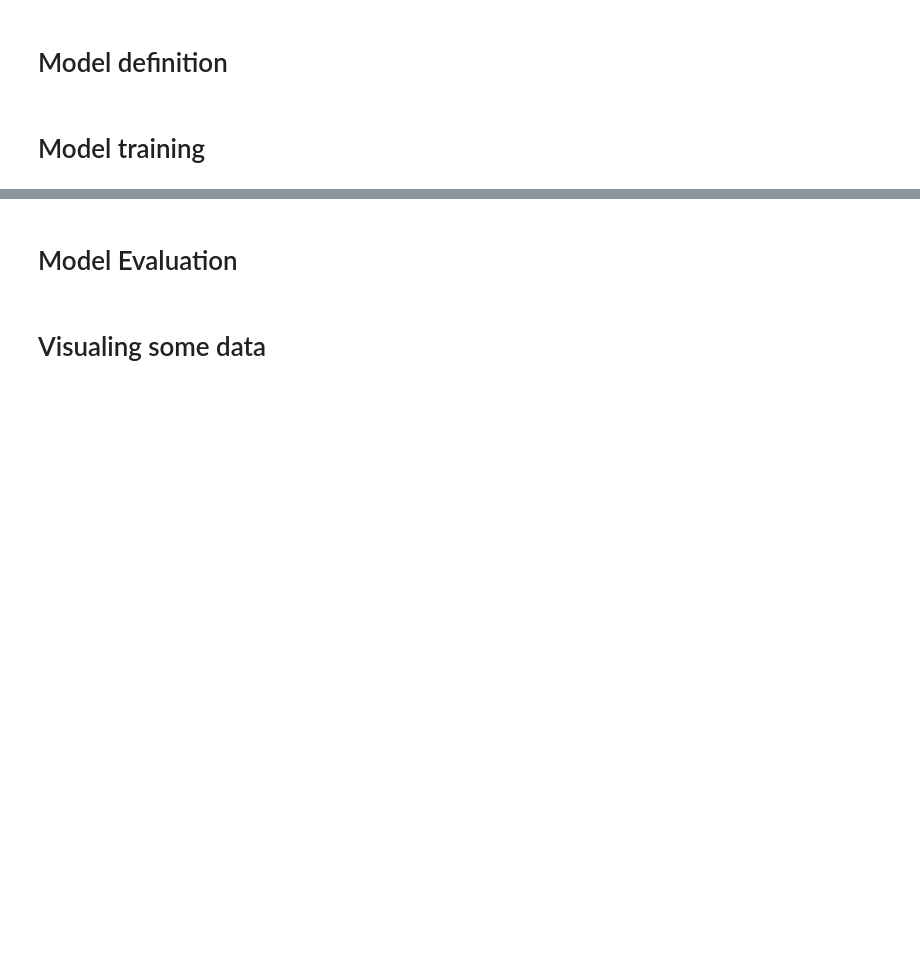
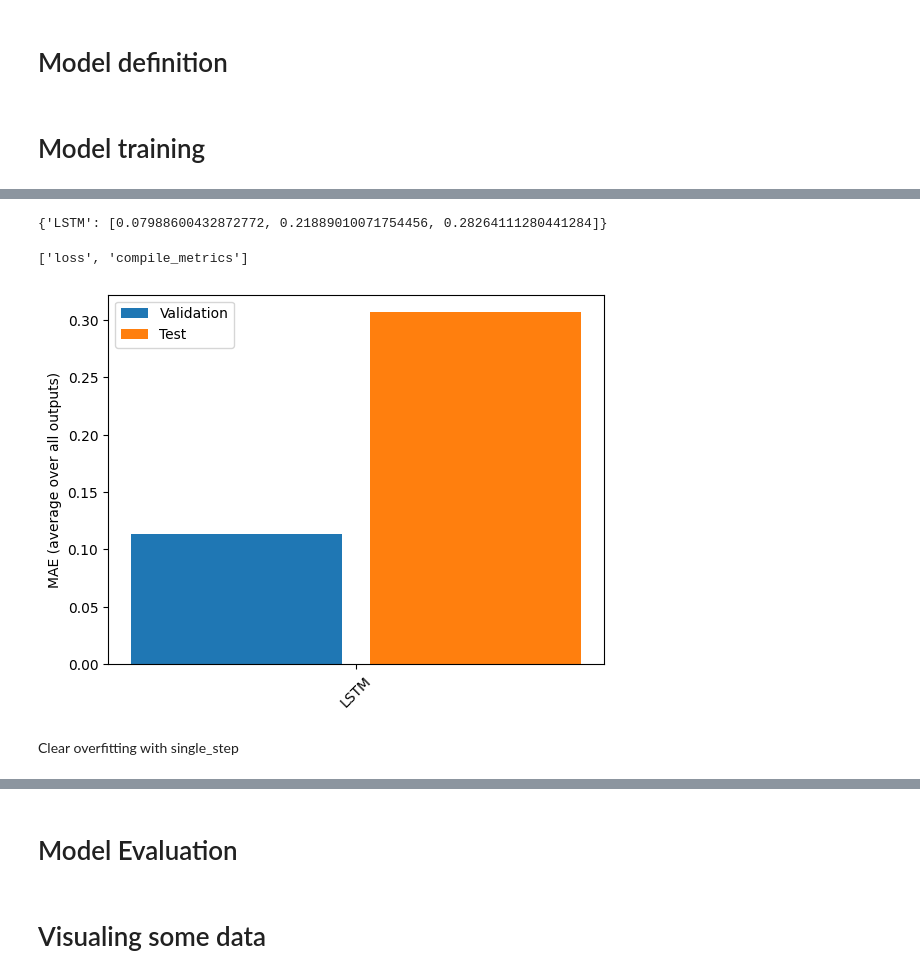
Before and after one commit to esthy13/Water-Level-Distribution, a Jupyter notebook: Water_level_prediction.ipynb, the cells around one changed output, grey strips where cells are left out. Drawn from its saved outputs; the diff is of its cells as text; code cells hidden in the pictures; blank space fills up the shorter version.

Commit message:
poor performance with different models

```diff
--- a/Water_level_prediction.ipynb
+++ b/Water_level_prediction.ipynb
@@ -671,10 +650,21 @@ def compile_and_fit(model, window, patience=2):
                       validation_data=window.val,
                       callbacks=[early_stopping])
   return history
+# %%
+subset_nodes = np.random.choice(5000, size=1, replace=False)
+single_step_window = WindowGenerator(
+    input_width=1,
+    label_width=1,
+    train_df=train_df,
+    val_df=val_df,
+    test_df=test_df,
+    batch_size=32,
+    shift=1,
+    node_ids=subset_nodes)
 # %%
-history = compile_and_fit(lstm_model, lsmt_window)
+history = compile_and_fit(lstm_model, single_step_window)
 
 IPython.display.clear_output()
-val_performance['LSTM'] = lstm_model.evaluate(lsmt_window.val)
-performance['LSTM'] = lstm_model.evaluate(lsmt_window.test, verbose=0)
+val_performance['LSTM'] = lstm_model.evaluate(single_step_window.val)
+performance['LSTM'] = lstm_model.evaluate(single_step_window.test, verbose=0)
 # %% [output]
@@ -682,7 +671,0 @@ performance['LSTM'] = lstm_model.evaluate(lsmt_window.test, verbose=0)
-# %%
-#persistence baseline: 0.0859
-history = compile_and_fit(conv_model, conv_window)
-
-IPython.display.clear_output()
-val_performance['Conv'] = conv_model.evaluate(conv_window.val)
-performance['Conv'] = conv_model.evaluate(conv_window.test, verbose=0)
@@ -690,0 +672,27 @@ performance['Conv'] = conv_model.evaluate(conv_window.test, verbose=0)
+# %%
+print(performance)
+# %% [output]
+{'LSTM': [0.07988600432872772, 0.21889010071754456, 0.28264111280441284]}
+# %%
+lstm_model.metrics_names
+# %% [output]
+['loss', 'compile_metrics']
+# %%
+x = np.arange(len(performance))
+width = 0.3
+
+metric_name = 'rmse'
+metric_index = lstm_model.metrics_names.index('compile_metrics')
+val_mae = [v[metric_index] for v in val_performance.values()]
+test_mae = [v[metric_index] for v in performance.values()]
+
+plt.bar(x - 0.17, val_mae, width, label='Validation')
+plt.bar(x + 0.17, test_mae, width, label='Test')
+plt.xticks(ticks=x, labels=performance.keys(),
+           rotation=45)
+plt.ylabel('MAE (average over all outputs)')
+_ = plt.legend()
+# %% [output]
+[figure, added]
+# %% [markdown]
+Clear overfitting with single_step
```
Also changed, not shown: parts of 20 cells of this notebook.
